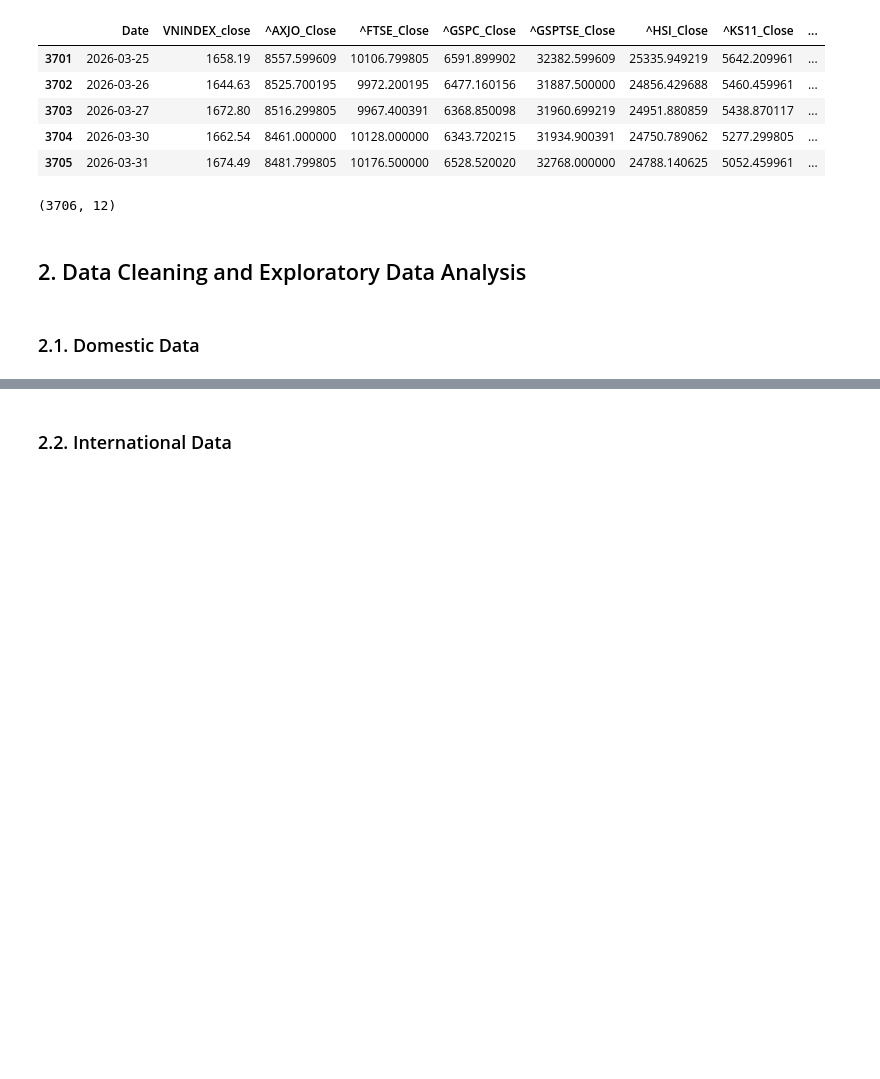
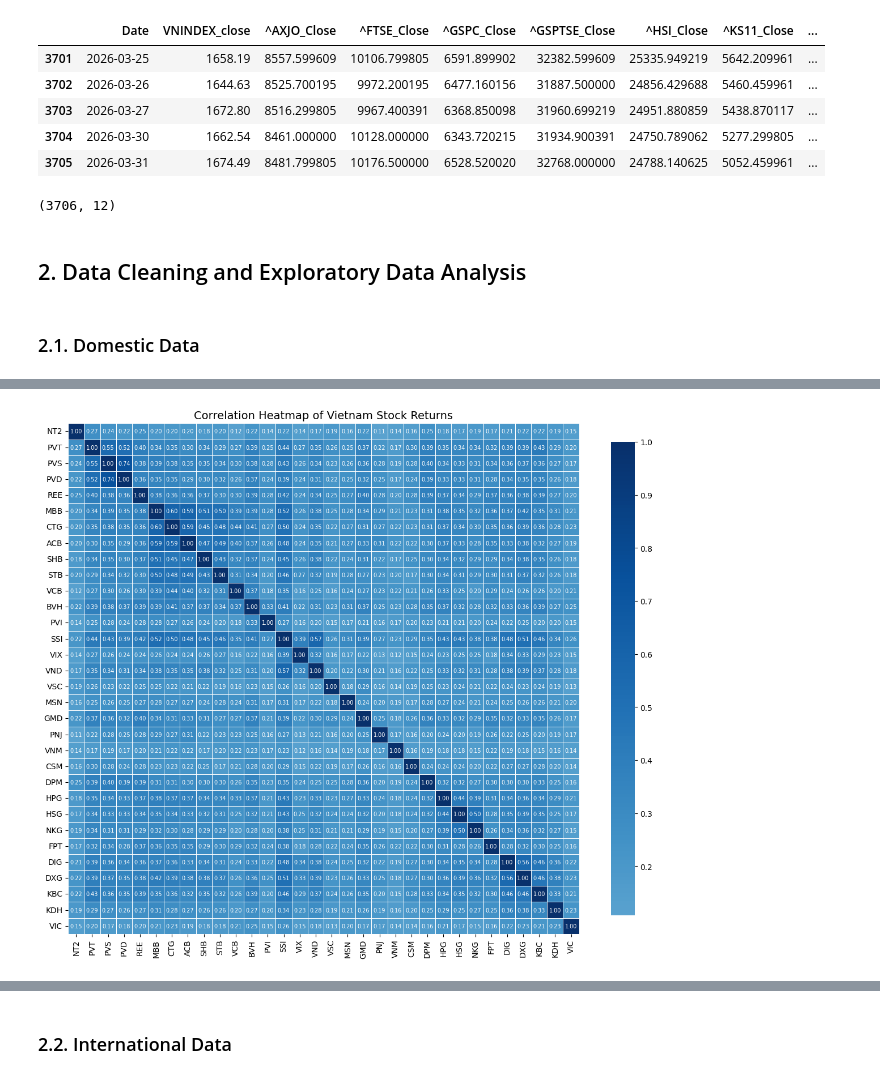
Before and after one commit to SebastianoDenegri/vietnam-systemic-risk-index, a Jupyter notebook: A_Systemic_Risk_Framework_for_the_Vietnamese_Market_a_Composite_Risk_Index_and_Financial_Stress_Prediction.ipynb, the cells around one changed output, grey strips where cells are left out. Cells and saved outputs as stored; diff of their text form; code cells hidden in the pictures; blank space fills up the shorter version.

```diff
--- a/A_Systemic_Risk_Framework_for_the_Vietnamese_Market_a_Composite_Risk_Index_and_Financial_Stress_Prediction.ipynb
+++ b/A_Systemic_Risk_Framework_for_the_Vietnamese_Market_a_Composite_Risk_Index_and_Financial_Stress_Prediction.ipynb
@@ -358,2 +367,7 @@ df_glob.shape
 # %% [markdown]
 ### 2.1. Domestic Data
+# %%
+# Create a dataframe with the closing prices and with date column as index
+df_price = df_vn.set_index('Date')[df_vn.columns[df_vn.columns.str.endswith('_close')]]
+df_price = df_price*1000 #Cafef Data in thousand VND
+df_price
@@ -359,0 +435,11 @@ df_glob.shape
+# %%
+# Deal with mising values for Price database: apply NaN Forward fill by propagating the last valid observation to next valid.
+df_price.ffill(inplace=True)
+# Deal with mising values for Tradinng Volume database: set missing value to 0.
+df_vn_vol = df_vn_vol.fillna(0)
+# %%
+# Calculate log returns for Vietnamese stocks
+df_vn_ret = np.log(df_price/df_price.shift(1))
+df_vn_ret = df_vn_ret.dropna()
+df_vn_ret.columns = df_vn_ret.columns.str.replace('_close', '', regex=False)
+df_vn_ret
@@ -359,0 +537,23 @@ df_glob.shape
+# %%
+# EDA: Correlation
+corr = df_vn_ret.corr()
+plt.figure(figsize=(12, 10))
+sns.heatmap(
+    corr,
+    cmap="Blues",
+    annot=True,
+    fmt=".2f",
+    center=0,
+    square=True,
+    linewidths=0.5,
+    cbar_kws={"shrink": 0.9},
+    annot_kws={"size": 7}
+)
+
+plt.title("Correlation Heatmap of Vietnam Stock Returns", fontsize=14)
+#plt.xticks(rotation=45, ha="right")
+plt.yticks(rotation=0)
+plt.tight_layout()
+plt.show()
+# %% [output]
+[figure, added]
```
Also changed, not shown: parts of 22 cells of this notebook.
